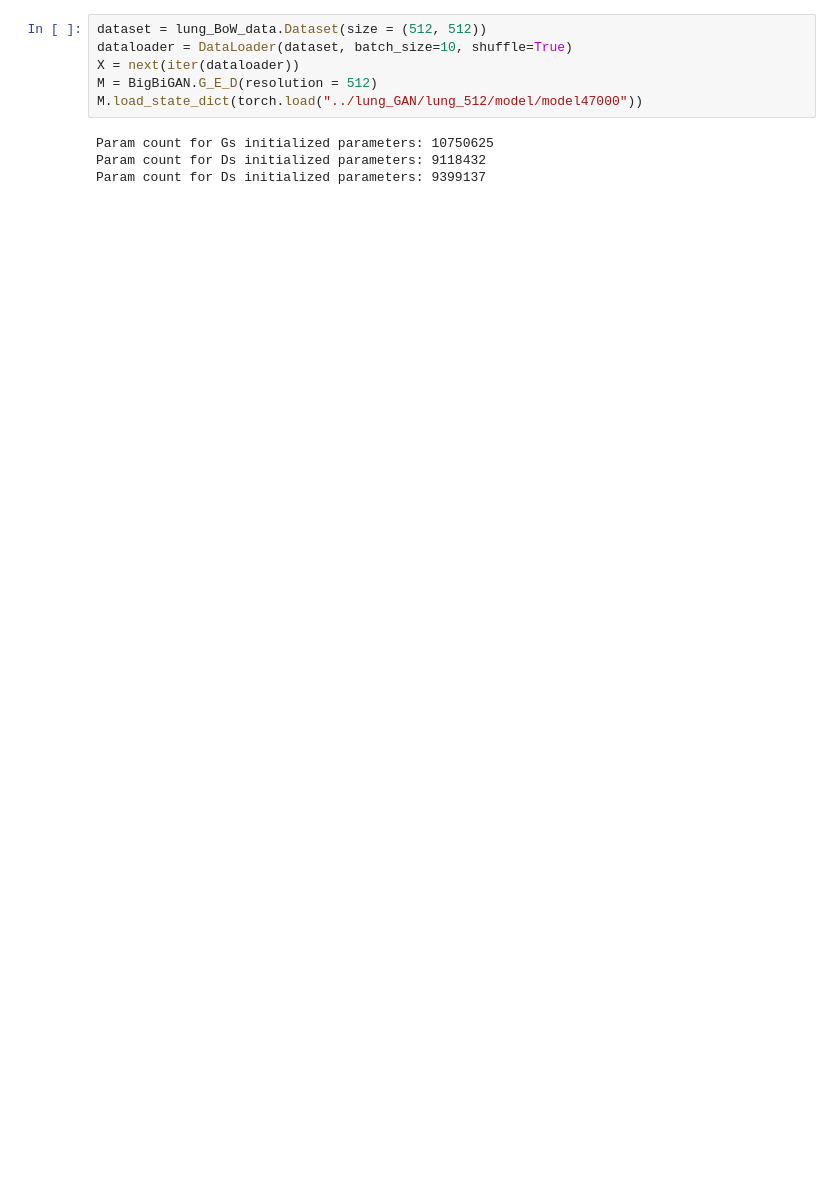
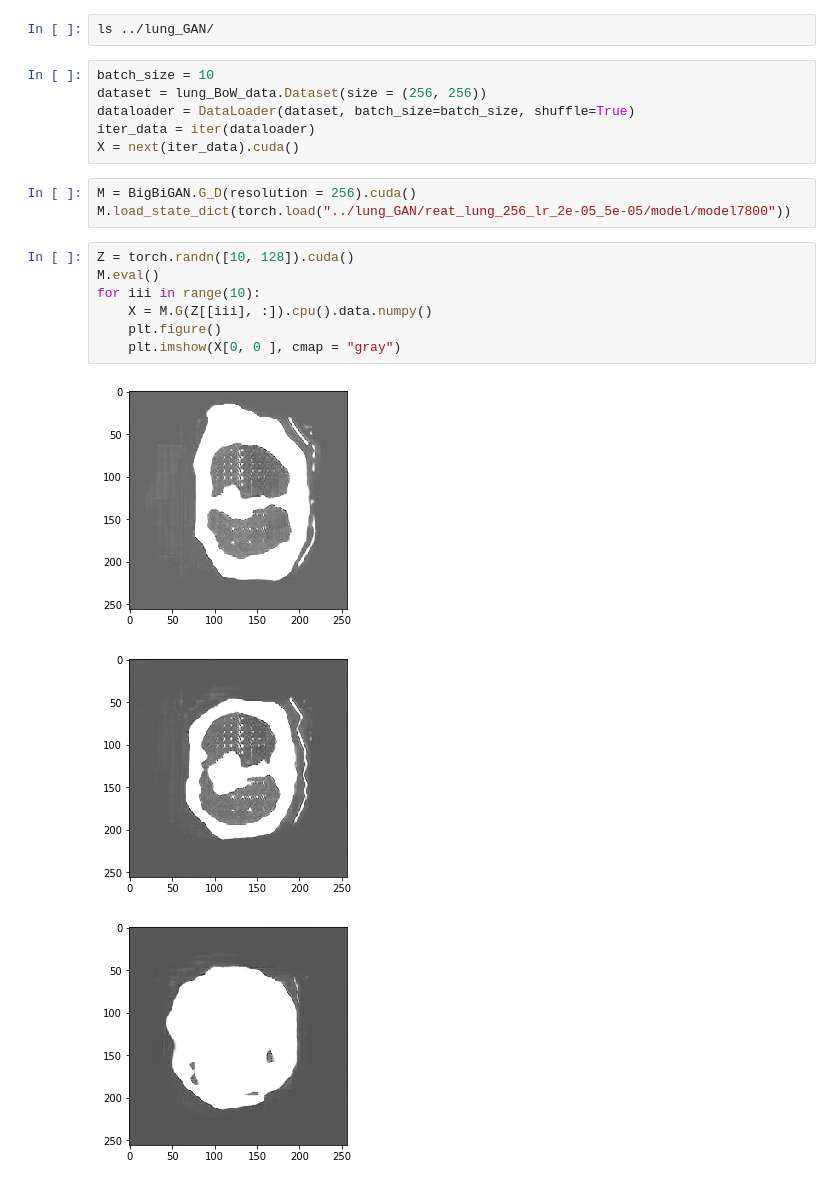
Before and after one commit to batmanlab/HA-GAN, a Jupyter notebook: results.ipynb, the cells around one changed output. Cells and saved outputs as stored; diff of their text form; blank space fills up the shorter version.

```diff
--- a/results.ipynb
+++ b/results.ipynb
@@ -8,13 +10,25 @@ import BigBiGAN
 
 from torch.utils.data import DataLoader
 import matplotlib.pyplot as plt
-# %%
-dataset = lung_BoW_data.Dataset(size = (512, 512))
-dataloader = DataLoader(dataset, batch_size=10, shuffle=True)
-X = next(iter(dataloader))
-M = BigBiGAN.G_E_D(resolution = 512)
-M.load_state_dict(torch.load("../lung_GAN/lung_512/model/model47000"))
-# %% [output]
-Param count for Gs initialized parameters: 10750625
-Param count for Ds initialized parameters: 9118432
-Param count for Ds initialized parameters: 9399137
+# %%
+ls ../lung_GAN/
+# %%
+batch_size = 10
+dataset = lung_BoW_data.Dataset(size = (256, 256))
+dataloader = DataLoader(dataset, batch_size=batch_size, shuffle=True)
+iter_data = iter(dataloader)
+X = next(iter_data).cuda()
+# %%
+M = BigBiGAN.G_D(resolution = 256).cuda()
+M.load_state_dict(torch.load("../lung_GAN/reat_lung_256_lr_2e-05_5e-05/model/model7800"))
+# %%
+Z = torch.randn([10, 128]).cuda()
+M.eval()
+for iii in range(10):
+    X = M.G(Z[[iii], :]).cpu().data.numpy()
+    plt.figure()
+    plt.imshow(X[0, 0 ], cmap = "gray")
+# %% [output]
+[figure, added]
+[figure, added]
+[figure, added]
```
Also changed, not shown: parts of 20 cells of this notebook.
